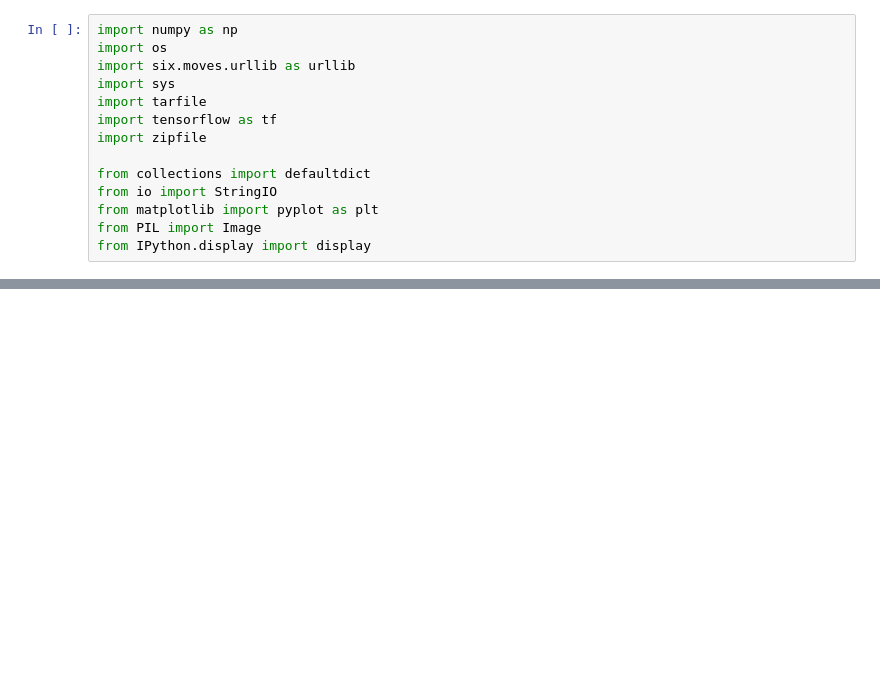
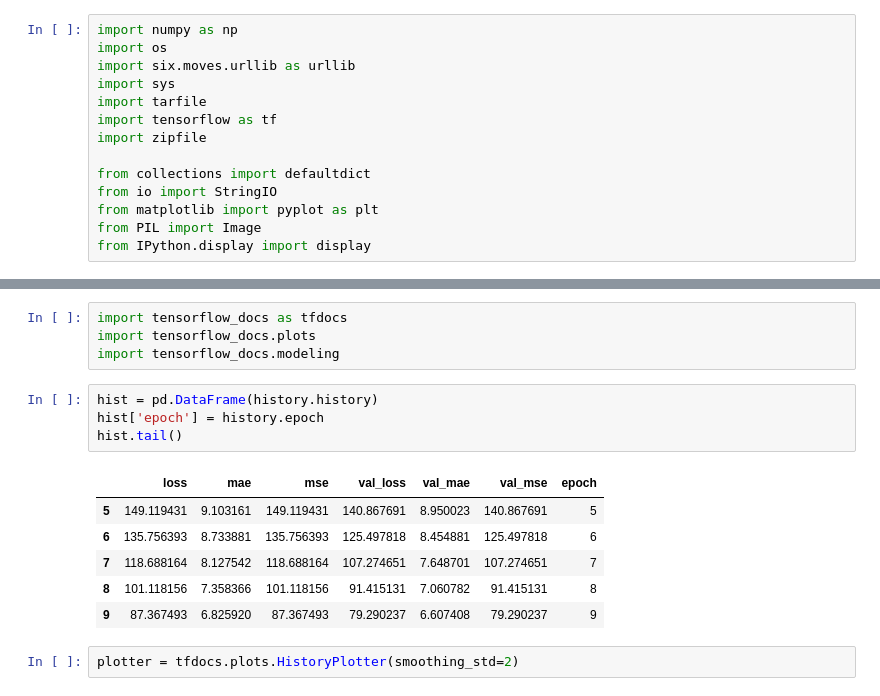
Before and after one commit to joelbudu/hazard-detection, a Jupyter notebook: LocNet.ipynb, the cells around one changed output, grey strips where cells are left out. Cells and saved outputs as stored; diff of their text form; blank space fills up the shorter version.

```diff
--- a/LocNet.ipynb
+++ b/LocNet.ipynb
@@ -138,0 +128,17 @@ Saved model to disk
+# %%
+import tensorflow_docs as tfdocs
+import tensorflow_docs.plots
+import tensorflow_docs.modeling
+# %%
+hist = pd.DataFrame(history.history)
+hist['epoch'] = history.epoch
+hist.tail()
+# %% [output]
+|  | loss | mae | mse | val_loss | val_mae | val_mse | epoch |
+| 5 | 149.119431 | 9.103161 | 149.119431 | 140.867691 | 8.950023 | 140.867691 | 5 |
+| 6 | 135.756393 | 8.733881 | 135.756393 | 125.497818 | 8.454881 | 125.497818 | 6 |
+| 7 | 118.688164 | 8.127542 | 118.688164 | 107.274651 | 7.648701 | 107.274651 | 7 |
+| 8 | 101.118156 | 7.358366 | 101.118156 | 91.415131 | 7.060782 | 91.415131 | 8 |
+| 9 | 87.367493 | 6.825920 | 87.367493 | 79.290237 | 6.607408 | 79.290237 | 9 |
+# %%
+plotter = tfdocs.plots.HistoryPlotter(smoothing_std=2)
```
Also changed, not shown: parts of 18 cells of this notebook, 9 other files.
